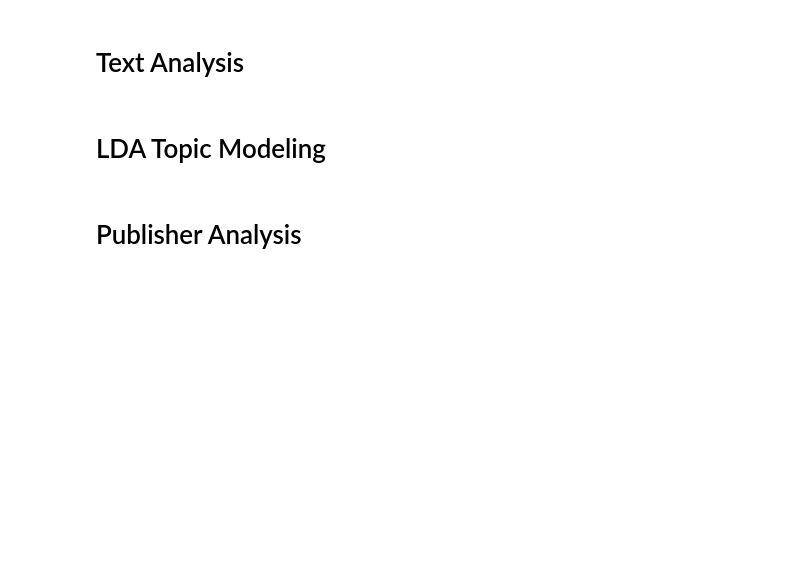
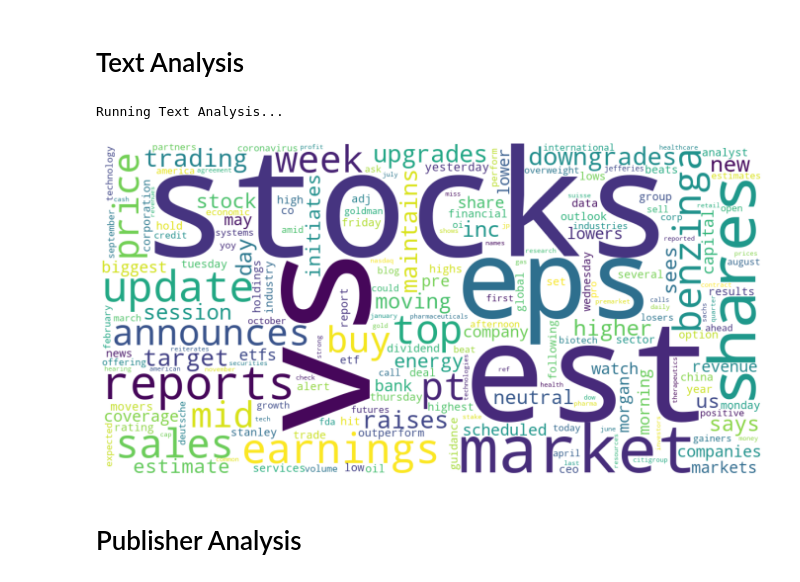
Before and after one commit to zenawitkmariam/nova-financial-solutions, a Jupyter notebook: notebooks/task-1-eda.ipynb, the cells around one changed output. Saved outputs shown, nothing was run; the diff lists cells and outputs as text; code cells hidden in the pictures; blank space fills up the shorter version.

Commit message:
Text  analysis

```diff
--- a/notebooks/task-1-eda.ipynb
+++ b/notebooks/task-1-eda.ipynb
@@ -298,12 +301,11 @@ Configuration
 # %%
 
-# Project root
-BASE_DIR = r"C:\Users\zkidanemariam\Documents\pers\10 academy\projects\nova-financial-solutions"
+# Notebook is in "nova-financial-solutions/notebooks", so one level up is project root
+NOTEBOOK_DIR = os.getcwd()
+BASE_DIR = os.path.dirname(NOTEBOOK_DIR)  # one level up
 
-# Path to your CSV file
-DATA_PATH = os.path.join(BASE_DIR, "data", "raw_analyst_ratings.csv")
-
-# Output folder for plots/CSVs
+# Paths
+DATA_DIR = os.path.join(BASE_DIR, "data")  # points to nova-financial-solutions/data
 OUTPUT_DIR = os.path.join(BASE_DIR, "notebook", "task-1-eda_outputs")
 os.makedirs(OUTPUT_DIR, exist_ok=True)
 
@@ -315,7 +317,9 @@ COL_STOCK = "stock"
 INPUT_TZ = tz.gettz("Etc/GMT+4")
 TARGET_TZ = tz.tzutc()
 
-# Test the path
-print("Looking for file at:", DATA_PATH)
+# CSV path
+DATA_PATH = os.path.join(DATA_DIR, "raw_analyst_ratings.csv")
+print("BASE_DIR:", BASE_DIR)
+print("DATA_PATH:", DATA_PATH)
 print("File exists:", os.path.exists(DATA_PATH))
 # %% [output]
@@ -460,23 +466,60 @@ plt.show()
 # %% [markdown]
 # Text Analysis
 # %%
+# ---------------------------
+# Text Cleaning & Tokenization
+# ---------------------------
+
+def clean_text(text):
+    text = "" if pd.isna(text) else str(text).lower()
+    text = re.sub(r'http\S+|www\.\S+', ' ', text)
+    text = re.sub(r'[^a-z0-9\s\-]', ' ', text)
+    text = re.sub(r'\s+', ' ', text).strip()
+    return text
+
+# Stopwords setup
+stop = set(stopwords.words('english'))
+stop.update({'reuters', 'bloomberg', 'via'})
+
+# Regex-based tokenizer (no NLTK punkt dependency)
+def tokenize_keep(text):
+    toks = re.findall(r'\b[a-z]{2,}\b', text.lower())
+    toks = [t for t in toks if t not in stop]
+    return toks
+
+# ---------------------------
+# Apply to dataframe
+# ---------------------------
 print("Running Text Analysis...")
 
+# Clean headlines
 df['headline_clean'] = df['headline_text'].apply(clean_text)
 
-stop = set(stopwords.words('english'))
-stop.update({'reuters','bloomberg','via'})
-
-def tokenize_keep(text):
-    toks = word_tokenize(text)
-    toks = [t for t in toks if t.isalpha() and t not in stop and len(t) > 1]
-    return toks
-
+# Tokenize
 tqdm.pandas(desc="Tokenizing")
 df['tokens'] = df['headline_clean'].progress_apply(tokenize_keep)
 
+# Word frequency
 all_tokens = [t for toks in df['tokens'] for t in toks]
 word_freq = Counter(all_tokens)
 pd.DataFrame(word_freq.most_common(50), columns=['word','count']).to_csv(
     os.path.join(OUTPUT_DIR, "word_freq_top50.csv")
 )
+
+# ---------------------------
+# WordCloud
+# ---------------------------
+wc = WordCloud(width=1200, height=600, background_color="white")
+wc.generate_from_frequencies(dict(word_freq.most_common(500)))
+
+# Save and show
+wc.to_file(os.path.join(OUTPUT_DIR, "wordcloud_headlines.png"))
+
+plt.figure(figsize=(15,7))
+plt.imshow(wc, interpolation='bilinear')
+plt.axis('off')
+plt.tight_layout()
+plt.show()
+# %% [output]
+Running Text Analysis...
+[figure, added]
@@ -488,2 +525,0 @@ wc.to_file(os.path.join(OUTPUT_DIR, "wordcloud_headlines.png"))
-# %% [markdown]
-# LDA Topic Modeling
```
Also changed, not shown: parts of 16 cells of this notebook.
